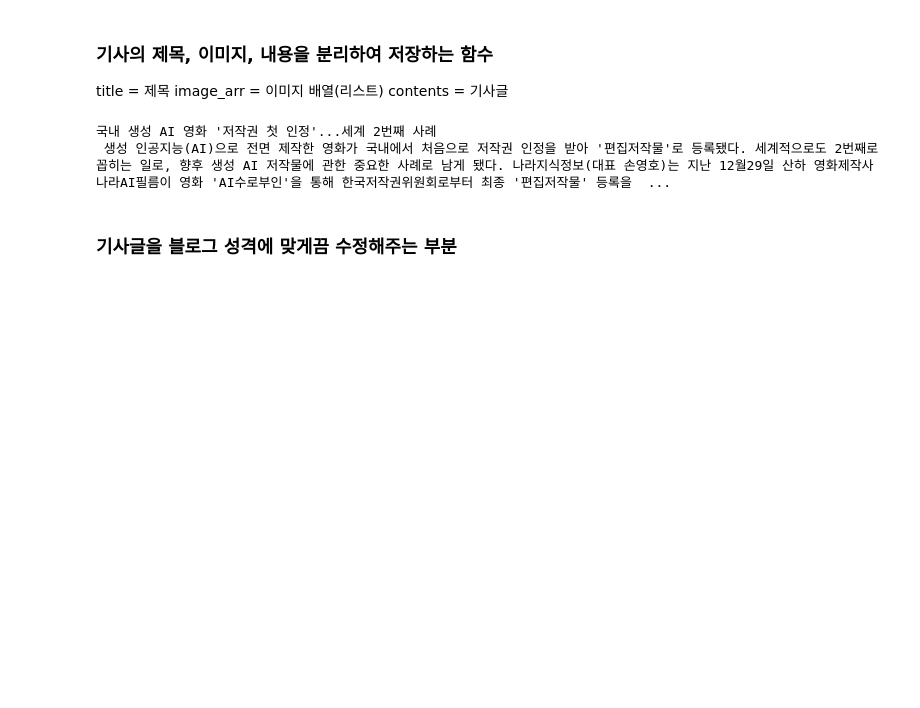
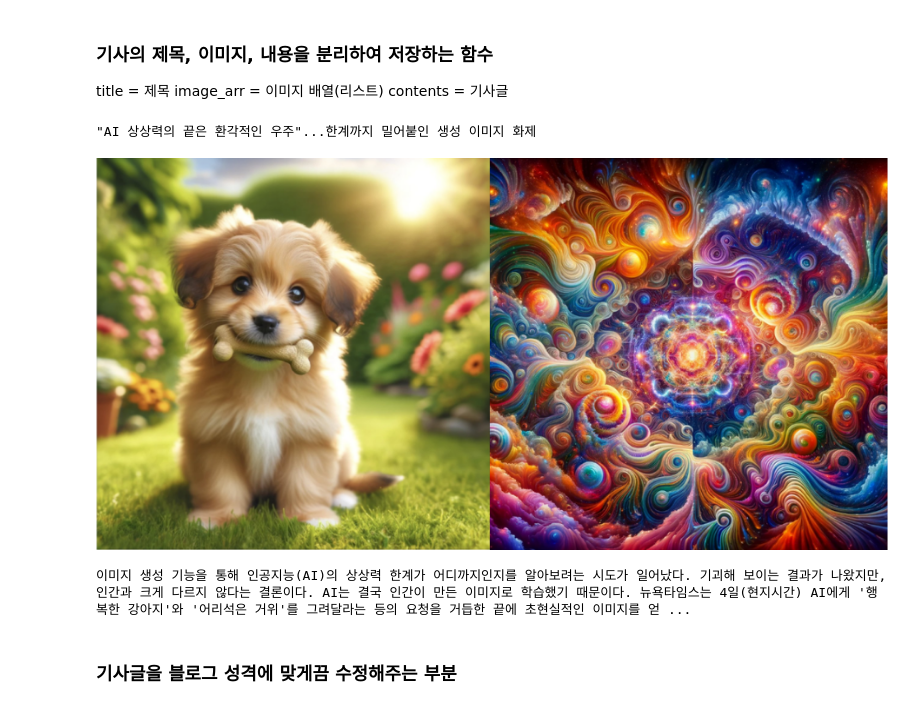
Before and after one commit to WzAcorn/AutoBlog, a Jupyter notebook: LangChain_Blog.ipynb, the cells around one changed output. Drawn from its saved outputs; the diff is of its cells as text; code cells hidden in the pictures; blank space fills up the shorter version.

```diff
--- a/LangChain_Blog.ipynb
+++ b/LangChain_Blog.ipynb
@@ -74,43 +74,50 @@ title = 제목
 image_arr = 이미지 배열(리스트)
 contents = 기사글
 # %%
+from IPython.display import display, Image
 def get_article_content(article_url):
     article_crawling = []
     # 기사 URL에서 HTML 콘텐츠를 가져옴
     response = requests.get(article_url)
     soup = BeautifulSoup(response.text, 'html.parser')
 
     # 기사의 본문을 찾음
     title = soup.find("h3", class_="heading").text.strip()
-    print(title)
-    image_tag = soup.find("img")
+
+    #figure안에 있는 img를 가져와 썸네일 확보.
+    figure_tag = soup.find("figure")
+    image_tag = figure_tag.find(lambda tag: tag.name == "img" and tag.get("alt") is not None)
     image_url = image_tag["src"]
     response = requests.get(image_url)
     if response.status_code == 200:
         with open('thumbnail.png', 'wb') as f:
             f.write(response.content)
     else:
         raise Exception("이미지 다운로드 실패")
 
     article_body = soup.find('article', {'id': 'article-view-content-div'})
 
     if not article_body:
         return 'No content found'
 
     # 본문의 모든 <p> 태그에서 텍스트를 추출
     paragraphs = article_body.find_all('p')
     contents = ' '.join([para.get_text().strip() for para in paragraphs])
-
     article_crawling.append(title)
     article_crawling.append(image_url)
     article_crawling.append(contents)
+
+    ##제목, 썸네일, 컨텐츠 잘 가져왔는지 확인
+    print(title)
+    display(Image(response.content))
     print(contents)
     return article_crawling
 
-test_content = get_article_content(top_urls[1])
+test_content = get_article_content(top_urls[0])
 # %% [output]
-국내 생성 AI 영화 '저작권 첫 인정'...세계 2번째 사례
- 생성 인공지능(AI)으로 전면 제작한 영화가 국내에서 처음으로 저작권 인정을 받아 '편집저작물'로 등록됐다. 세계적으로도 2번째로 꼽히는 일로, 향후 생성 AI 저작물에 관한 중요한 사례로 남게 됐다. 나라지식정보(대표 손영호)는 지난 12월29일 산하 영화제작사 나라AI필름이 영화 'AI수로부인'을 통해 한국저작권위원회로부터 최종 '편집저작물' 등록을  ...
+"AI 상상력의 끝은 환각적인 우주"...한계까지 밀어붙인 생성 이미지 화제
+[figure, added]
+이미지 생성 기능을 통해 인공지능(AI)의 상상력 한계가 어디까지인지를 알아보려는 시도가 일어났다. 기괴해 보이는 결과가 나왔지만, 인간과 크게 다르지 않다는 결론이다. AI는 결국 인간이 만든 이미지로 학습했기 때문이다. 뉴욕타임스는 4일(현지시간) AI에게 '행복한 강아지'와 '어리석은 거위'를 그려달라는 등의 요청을 거듭한 끝에 초현실적인 이미지를 얻 ...
 # %% [markdown]
 ### 기사글을 블로그 성격에 맞게끔 수정해주는 부분
 # %%
```
Also changed, not shown: parts of 2 cells of this notebook, 1 other file.
